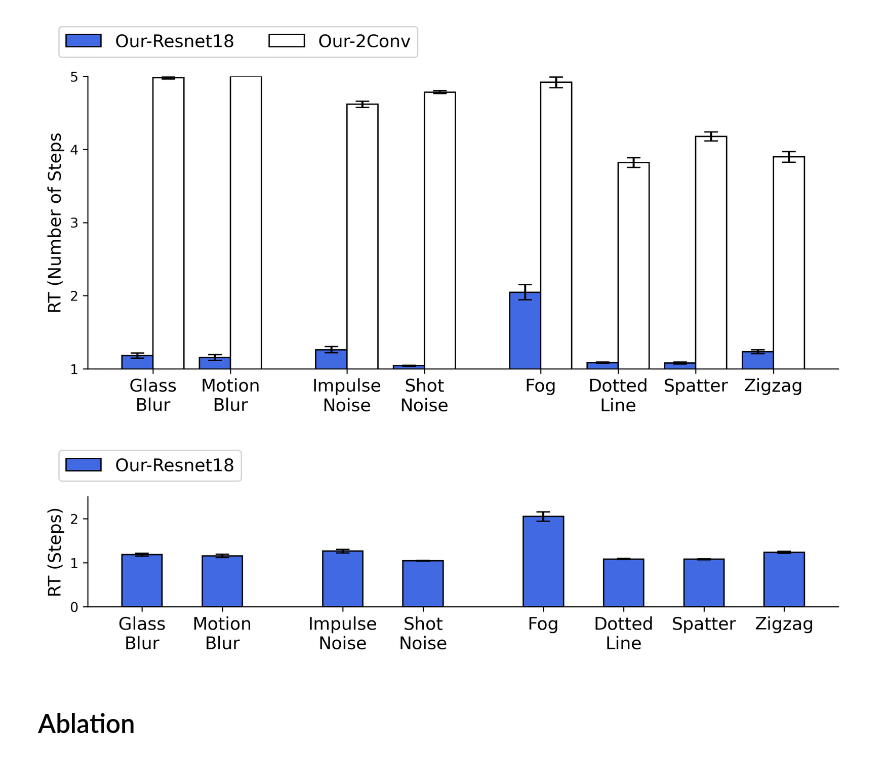
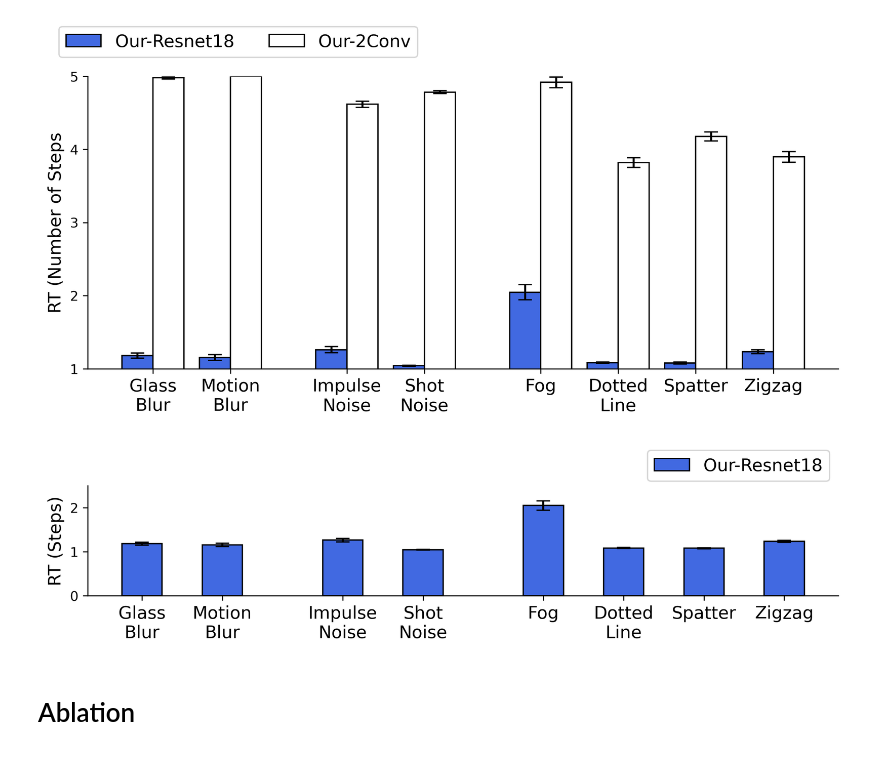
Before and after one commit to ahnchive/ORA-recognition, a Jupyter notebook: eval_performance_rrcapsnet.ipynb, the cells around one changed output. Saved outputs shown, nothing was run; the diff lists cells and outputs as text; code cells hidden in the pictures.

```diff
--- a/eval_performance_rrcapsnet.ipynb
+++ b/eval_performance_rrcapsnet.ipynb
@@ -149,40 +146,22 @@ The autoreload extension is already loaded. To reload it, use:
 verbose=False
 print_args =False
 args_to_update = {'device':DEVICE, 'batch_size':BATCHSIZE,
-                 'time_steps': 1, 'routings': 1, 'mask_threshold': 0.1}
+                 'time_steps': 5, 'routings': 3, 'mask_threshold': 0.1}
 
 modelpathlist = [
-
-
 # cnn 2 layers - lsf
-# './results/mnist/Aug14_0805_lsf_conv_run5/best_epoch88_acc0.9988.pt',
-# './results/mnist/Aug14_0740_lsf_conv_run4/best_epoch86_acc0.9982.pt',
-# './results/mnist/Aug14_0721_lsf_conv_run3/best_epoch60_acc0.9987.pt',
-# './results/mnist/Aug14_0658_lsf_conv_run2/best_epoch78_acc0.9987.pt',
-# './results/mnist/Aug14_0635_lsf_conv_run1/best_epoch74_acc0.9981.pt'
+#  './models/our-2conv/run1.pt',
+#  './models/our-2conv/run2.pt',
+#  './models/our-2conv/run3.pt',
+#  './models/our-2conv/run4.pt',
+#  './models/our-2conv/run5.pt'
 
 # resnet 4 layers - lsf
-# './results/mnist/Aug14_0508_lsf_res4_run1/best_epoch30_acc1.0000.pt',
-# './results/mnist/Aug14_0524_lsf_res4_run2/best_epoch29_acc1.0000.pt',
-# './results/mnist/Aug14_0540_lsf_res4_run3/best_epoch26_acc1.0000.pt',
-# './results/mnist/Aug14_0556_lsf_res4_run4/best_epoch29_acc1.0000.pt',
-# './results/mnist/Aug14_0612_lsf_res4_run5/best_epoch28_acc1.0000.pt'
-
-
-# resnet 4 layers - hsf
-'./results/mnist/Aug14_0508_hsf_res4_run1/best_epoch32_acc1.0000.pt',
-'./results/mnist/Aug14_0525_hsf_res4_run2/best_epoch25_acc1.0000.pt',
-'./results/mnist/Aug14_0540_hsf_res4_run3/best_epoch27_acc1.0000.pt',
-'./results/mnist/Aug14_0556_hsf_res4_run4/best_epoch30_acc1.0000.pt',
-'./results/mnist/Aug14_0612_hsf_res4_run5/best_epoch28_acc1.0000.pt'
-
-
-# resnet 4 layers - fs
-# './results/mnist/Aug14_1023_fs_res4_run1/best_epoch32_acc1.0000.pt',
-# './results/mnist/Aug14_1039_fs_res4_run2/best_epoch32_acc1.0000.pt',
-# './results/mnist/Aug14_1051_fs_res4_run3/best_epoch27_acc1.0000.pt',
-# './results/mnist/Aug14_1102_fs_res4_run4/best_epoch32_acc1.0000.pt',
-# './results/mnist/Aug14_1114_fs_res4_run5/best_epoch25_acc1.0000.pt'
+ './models/our-resnet/run1.pt',
+ './models/our-resnet/run2.pt',
+ './models/our-resnet/run3.pt',
+ './models/our-resnet/run4.pt',
+ './models/our-resnet/run5.pt'
 ]
 
 
@@ -633,35 +571,35 @@ for corruption in clist_to_plot:
 
 
 plt.rcParams["figure.figsize"] = (10,1.5)
 
 labels = clist_to_plot
 labels = ['Glass\nBlur', 'Motion\nBlur','Impulse\nNoise','Shot\nNoise',
                  'Fog', 'Dotted\nLine', 'Spatter', 'Zigzag']
 x =np.array([0, 1,  2.5, 3.5,  5, 6, 7, 8])  # the label locations
 width = 0.5 # the width of the bars
 
 fig, ax = plt.subplots(dpi=300)
 rects1 = ax.bar(x, Y_means, width, label='Our-Resnet18', edgecolor = 'black', color = 'royalblue', yerr=Y_ses, capsize=5)
 # rects2 = ax.bar(x + width/2, X_means, width, label='CNN-2Conv', edgecolor = 'black', color ='white', yerr=X_ses, capsize=5)
 
 # Add some text for labels, title and custom x-axis tick labels, etc.
 ax.set_ylabel('RT (Steps)', fontsize=13)
 ax.set_title('')
 ax.set_xticks(x, labels=labels, fontsize=13, rotation=0)
 # ax.legend(fontsize=13, ncol=2, loc="upper center", bbox_to_anchor=(0.85,1.4))
-ax.legend(fontsize=13, ncol=2, loc="upper left", bbox_to_anchor=(-0.05,1.5))
+ax.legend(fontsize=13, ncol=2, loc="upper right", bbox_to_anchor=(1,1.4))
 ax.set_ylim(0.0, 2.5)
 ax.spines['right'].set_visible(False)
 ax.spines['top'].set_visible(False)
 
 # ax.bar_label(rects1, padding=3)
 # ax.bar_label(rects2, padding=3)
 
 # plt.tight_layout()
 plt.show()
 fig.savefig("./results/figures/individual-rt-resnet.pdf", dpi=300, bbox_inches='tight')
 # %% [output]
-[figure, old version]
+[figure, new version]
 # %% [markdown]
 # Ablation
 # %%
```
Also changed, not shown: parts of 5 cells of this notebook, 45 other files.
